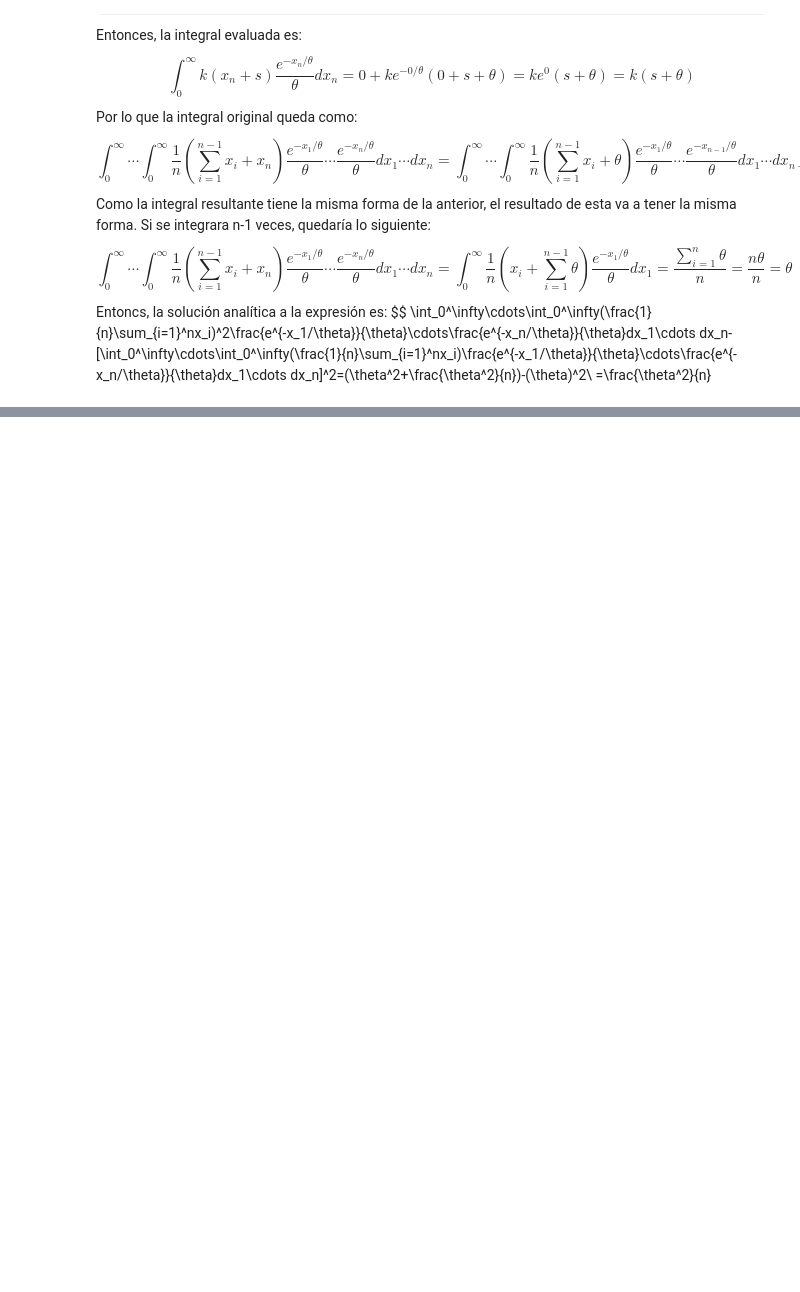
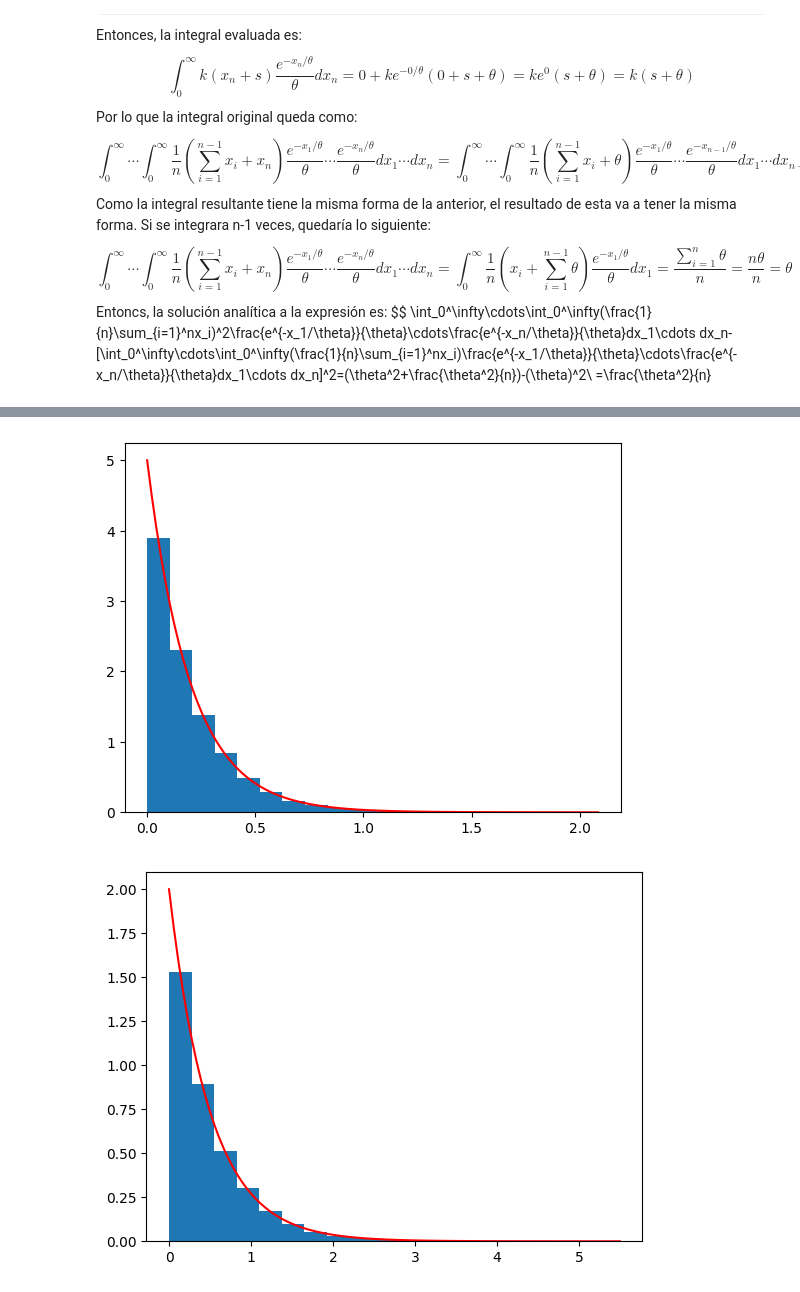
Before and after one commit to JuanDavidAnzolaAldana/Metodos1_JuanAnzola_AngelicaLopez, a Jupyter notebook: taller4/parametros5.ipynb, the cells around one changed output, grey strips where cells are left out. Cells and saved outputs as stored; diff of their text form; code cells hidden in the pictures; some formulas as TeX source; blank space fills up the shorter version.

```diff
--- a/taller4/parametros5.ipynb
+++ b/taller4/parametros5.ipynb
@@ -168,0 +208,19 @@ $$
+# %%
+import numpy
+import matplotlib.pyplot as plt
+def random(t,size):
+    return-t*numpy.log(1-numpy.random.uniform(low=0,high=1,size=size))
+def grafica(t):
+    array=random(t,20000)
+    x0=numpy.linspace(0,numpy.max(array),100)
+    plt.plot(x0,numpy.exp(-x0/t)/t,color="r")
+    plt.hist(array,density=True,bins=20)
+    plt.show()
+grafica(0.2)
+grafica(0.5)
+grafica(1)
+grafica(2)
+grafica(5)
+# %% [output]
+[figure, added]
+[figure, added]
```
Also changed, not shown: parts of 5 cells of this notebook.
